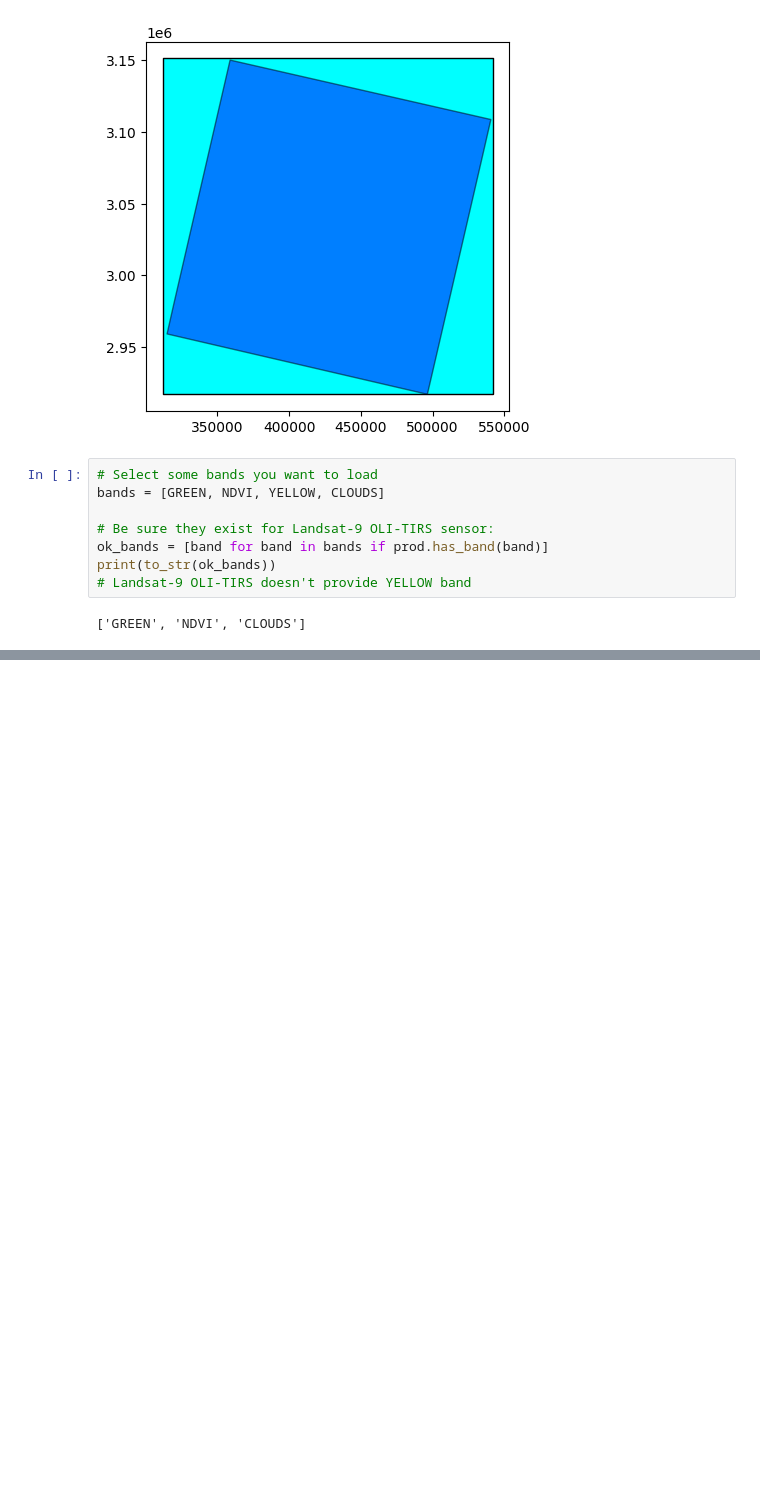
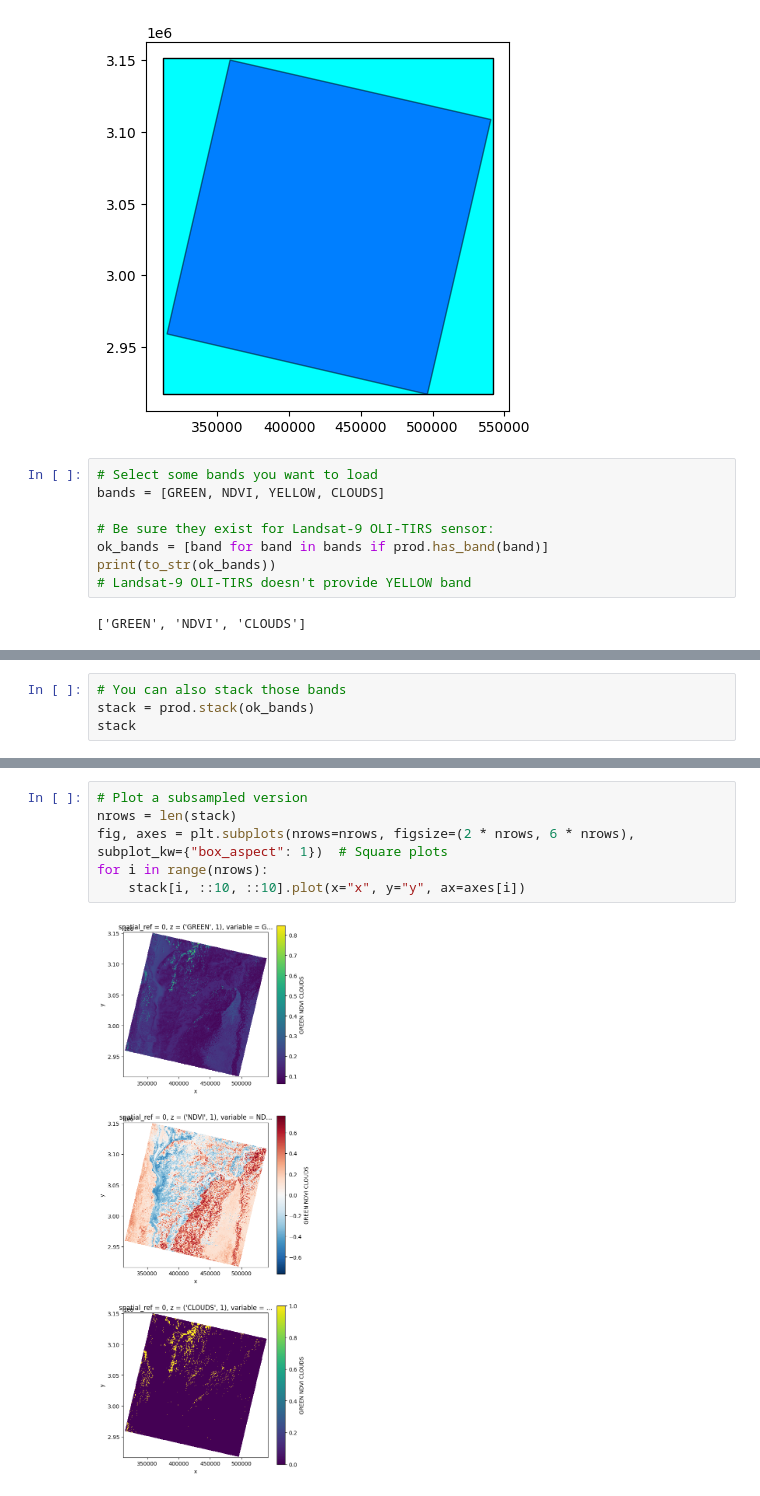
Before and after one commit to samroeslin/EOReaderSandbox, a Jupyter notebook: EOReader-Optical_example.ipynb, the cells around one changed output, grey strips where cells are left out. Saved outputs shown, nothing was run; the diff lists cells and outputs as text; blank space fills up the shorter version.

```diff
--- a/EOReader-Optical_example.ipynb
+++ b/EOReader-Optical_example.ipynb
@@ -105,0 +138,4 @@ band_dict[GREEN]
+# %%
+# You can also stack those bands
+stack = prod.stack(ok_bands)
+stack
@@ -105,0 +160,8 @@ band_dict[GREEN]
+# %%
+# Plot a subsampled version
+nrows = len(stack)
+fig, axes = plt.subplots(nrows=nrows, figsize=(2 * nrows, 6 * nrows), subplot_kw={"box_aspect": 1})  # Square plots
+for i in range(nrows):
+    stack[i, ::10, ::10].plot(x="x", y="y", ax=axes[i])
+# %% [output]
+[figure, added]
```
Also changed, not shown: parts of 4 cells of this notebook.
